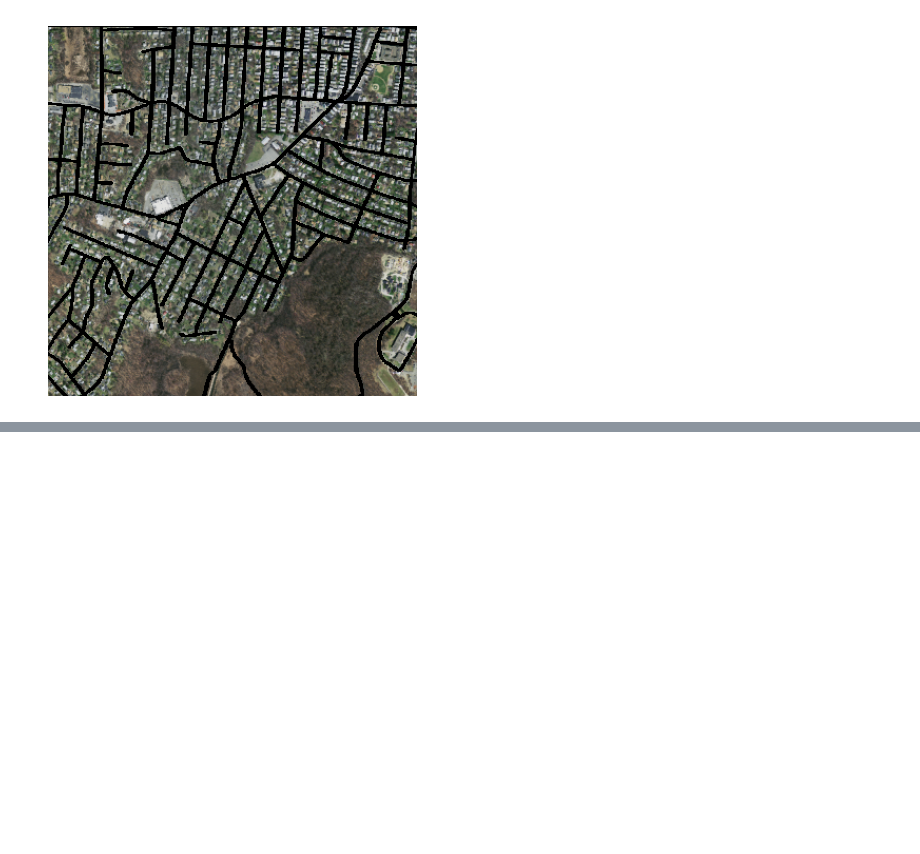
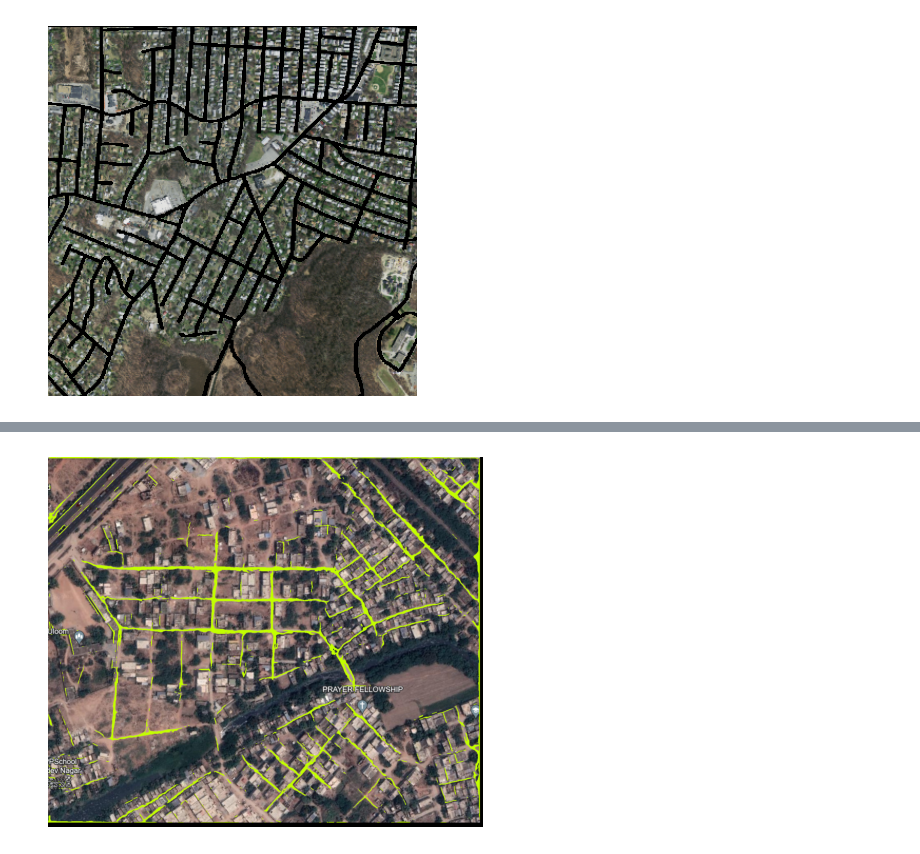
Before and after one commit to GOVINDFROMINDIA/Satellite-Imagery-and-Deep-Learning-for-Emergency-Response-in-War-Torn-Disaster-Stricken-Areas, a Jupyter notebook: OverLap.ipynb, the cells around one changed output, grey strips where cells are left out. Saved outputs shown, nothing was run; the diff lists cells and outputs as text; code cells hidden in the pictures; blank space fills up the shorter version.

```diff
--- a/OverLap.ipynb
+++ b/OverLap.ipynb
@@ -166,0 +169,30 @@ plt.show()
+# %%
+import cv2
+import numpy as np
+from matplotlib import pyplot as plt
+
+org_image = cv2.imread('/content/original_image.png')
+map_image = cv2.imread('/content/final_image_with_mask1.png', cv2.IMREAD_UNCHANGED)
+
+map_image = cv2.resize(map_image, (org_image.shape[1], org_image.shape[0]))
+
+# Extract blue channel and threshold for white lines
+blue_channel = map_image[:, :, 0]
+_, line_mask = cv2.threshold(blue_channel, 1, 255, cv2.THRESH_BINARY)
+
+# Make a copy of the original image to preserve the original colors
+result = org_image.copy()
+
+# Identify white lines and change their color to blue
+result[line_mask != 0, 0] = 0  # Set blue channel to 255
+result[line_mask != 0, 1] = 255# Set green channel to 0
+result[line_mask != 0, 2] = 195 # Set red channel to 0
+
+result_rgb = cv2.cvtColor(result, cv2.COLOR_BGR2RGB)
+plt.imshow(result_rgb)
+plt.axis('off')
+
+plt.imsave('overlapped.png', result_rgb)
+plt.show()
+# %% [output]
+[figure, added]
```
Also changed, not shown: parts of 1 cell of this notebook.
